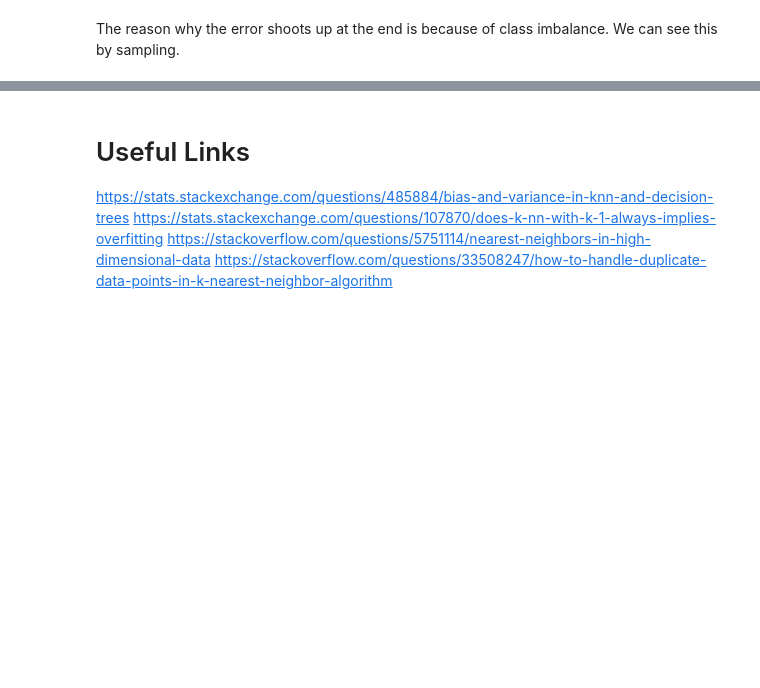
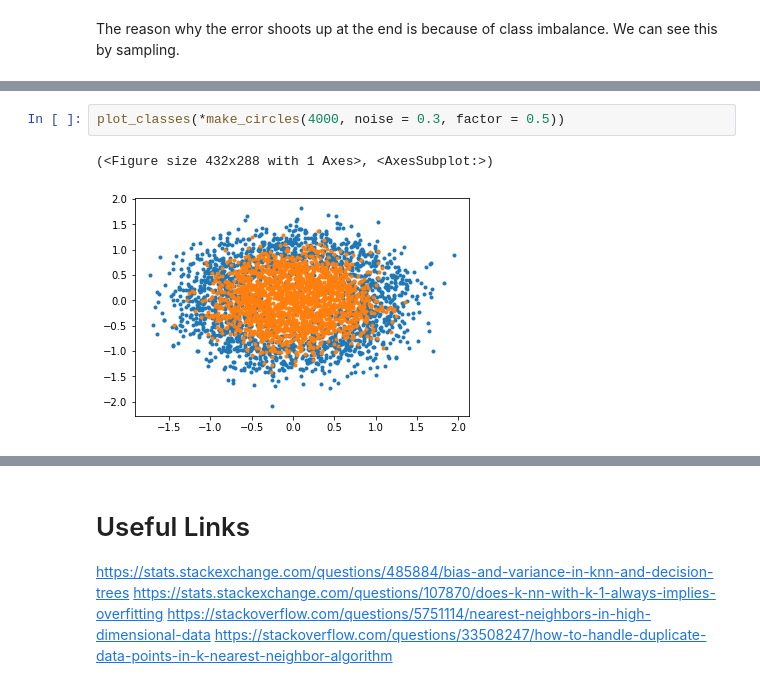
Before and after one commit to namiyousef/MLFirstPrinciples, a Jupyter notebook: Classification/kNN.ipynb, the cells around one changed output, grey strips where cells are left out. Drawn from its saved outputs; the diff is of its cells as text; blank space fills up the shorter version.

```diff
--- a/Classification/kNN.ipynb
+++ b/Classification/kNN.ipynb
@@ -425,0 +471,5 @@ We are now at m = 2400
+# %%
+plot_classes(*make_circles(4000, noise = 0.3, factor = 0.5))
+# %% [output]
+(<Figure size 432x288 with 1 Axes>, <AxesSubplot:>)
+[figure, added]
```
Also changed, not shown: parts of 13 cells of this notebook.
